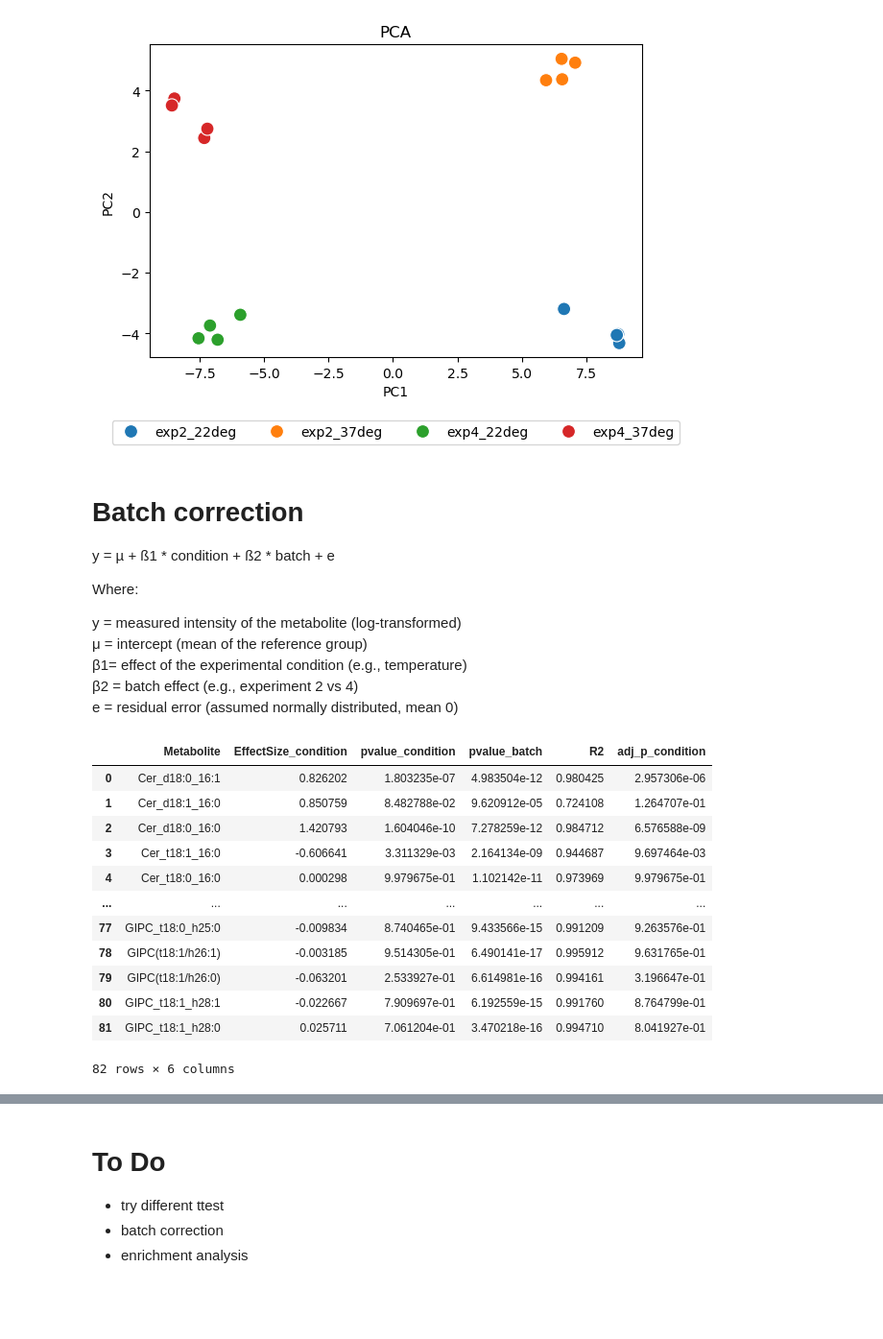
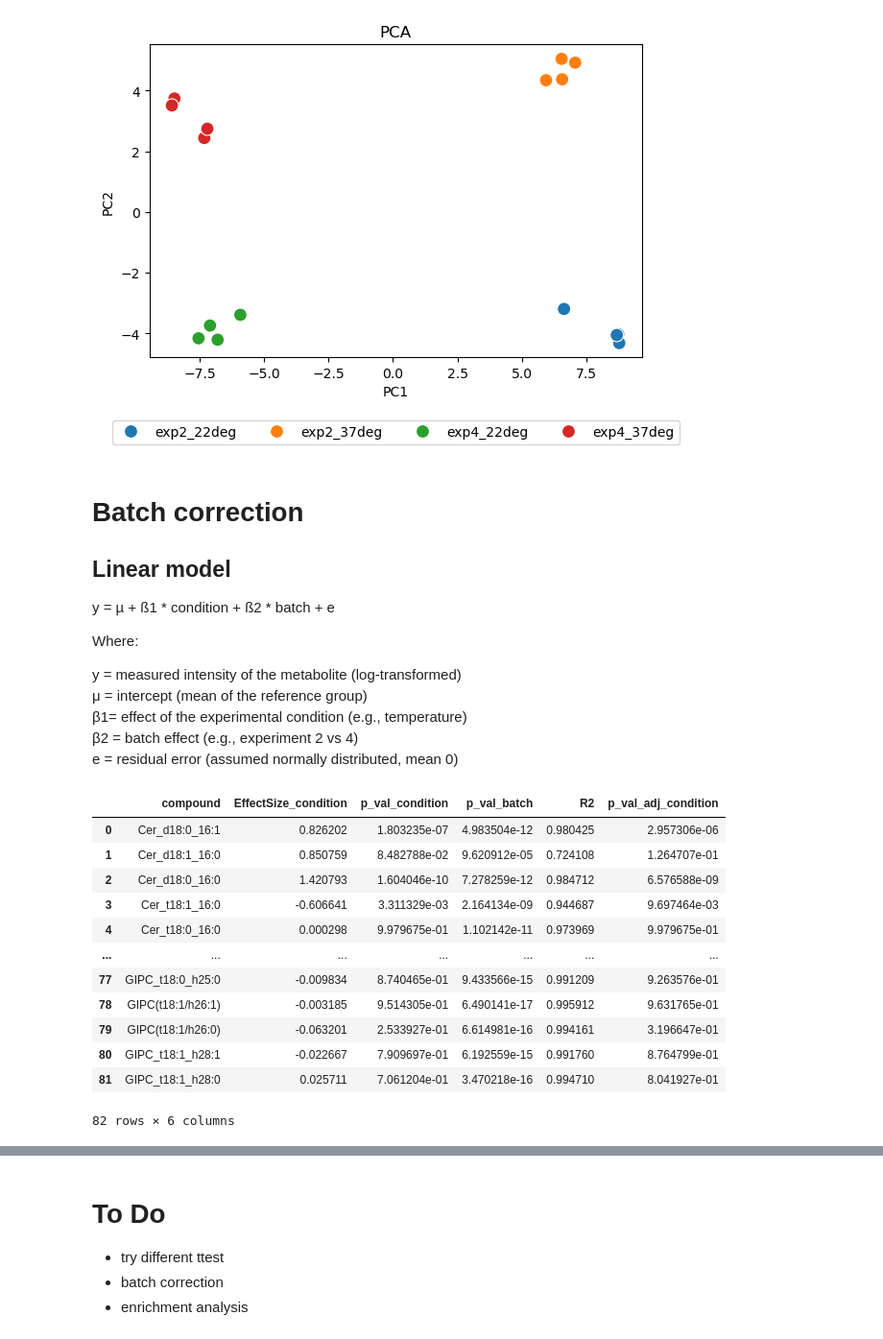
Before and after one commit to janniswi00/sphingo_modelling, a Jupyter notebook: code/analysis.ipynb, the cells around one changed output, grey strips where cells are left out. Shown at 96% size. Drawn from its saved outputs; the diff is of its cells as text; code cells hidden in the pictures; blank space fills up the shorter version.

```diff
--- a/code/analysis.ipynb
+++ b/code/analysis.ipynb
@@ -524,6 +524,7 @@ plt.tight_layout()
 [figure]
 # %% [markdown]
 # Batch correction
+## Linear model
 y = µ + ß1 * condition + ß2 * batch + e
 
 Where:
@@ -556,42 +557,39 @@ for metabolite in batch_df_t.columns:
 
     # Condition-Effekt automatisch extrahieren
     condition_param = [p for p in model.params.index if "C(condition)" in p]
 
     if len(condition_param) > 0:
         coef = model.params[condition_param[0]]
         pval = model.pvalues[condition_param[0]]
     else:
         coef = np.nan
         pval = np.nan
 
     # Batch-Effekt extrahieren
     batch_param = [p for p in model.params.index if "C(batch)" in p]
 
     if len(batch_param) > 0:
         batch_pval = model.pvalues[batch_param[0]]
     else:
         batch_pval = np.nan
 
     results.append({
-        "Metabolite": metabolite,
+        "compound": metabolite,
         "EffectSize_condition": coef,
-        "pvalue_condition": pval,
-        "pvalue_batch": batch_pval,
+        "p_val_condition": pval,
+        "p_val_batch": batch_pval,
         "R2": model.rsquared
     })
 
 results_df = pd.DataFrame(results)
 
 # FDR-Korrektur
-results_df["adj_p_condition"] = multipletests(
-    results_df["pvalue_condition"],
+results_df["p_val_adj_condition"] = multipletests(
+    results_df["p_val_condition"],
     method="fdr_bh"
 )[1]
-
-#results_df = results_df.sort_values("adj_p_condition")
-results_df
 # %% [output]
-|  | Metabolite | EffectSize_condition | pvalue_condition | pvalue_batch | R2 | adj_p_condition |
+|  | compound | EffectSize_condition | p_val_condition | p_val_batch | R2 | p_val_adj_condition |
 | 0 | Cer_d18:0_16:1 | 0.826202 | 1.803235e-07 | 4.983504e-12 | 0.980425 | 2.957306e-06 |
 | 1 | Cer_d18:1_16:0 | 0.850759 | 8.482788e-02 | 9.620912e-05 | 0.724108 | 1.264707e-01 |
 | 2 | Cer_d18:0_16:0 | 1.420793 | 1.604046e-10 | 7.278259e-12 | 0.984712 | 6.576588e-09 |
```
Also changed, not shown: parts of 4 cells of this notebook.
